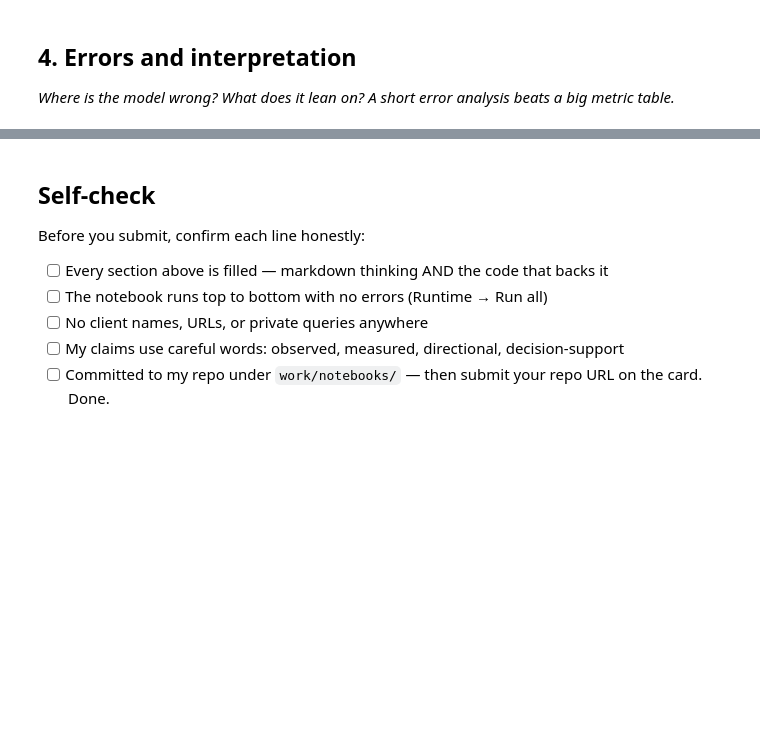
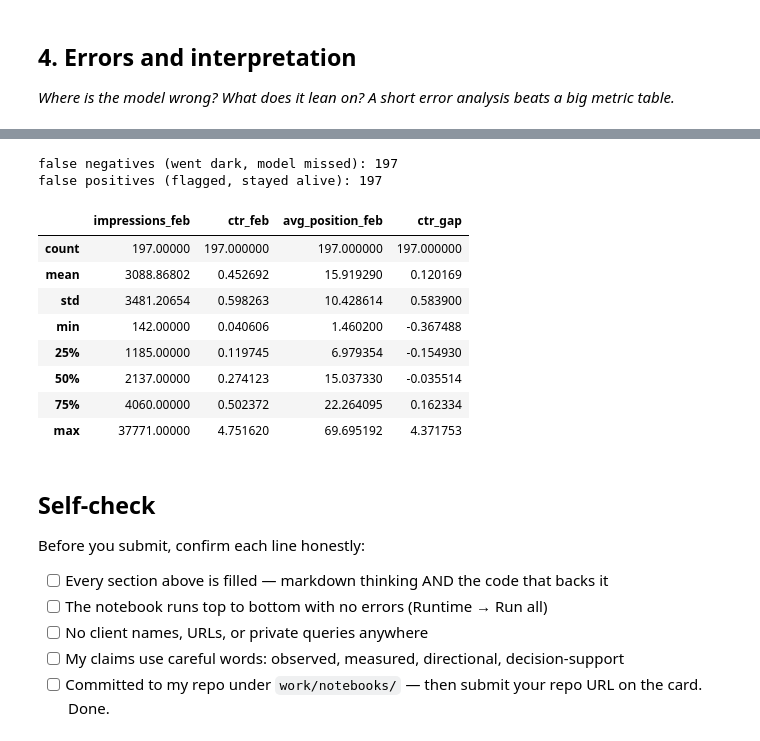
Before and after one commit to shahzamanjatoi/flyrank-ml-internship, a Jupyter notebook: work/notebooks/w05_model.ipynb, the cells around one changed output, grey strips where cells are left out. Drawn from its saved outputs; the diff is of its cells as text; code cells hidden in the pictures; blank space fills up the shorter version.

```diff
--- a/work/notebooks/w05_model.ipynb
+++ b/work/notebooks/w05_model.ipynb
@@ -29,0 +297,19 @@ This skeleton is yours to fill. Work the sections **in order** — each one has
+# %%
+from sklearn.model_selection import train_test_split
+
+clients = df["client_hash_id"].drop_duplicates()
+
+train_clients, test_clients = train_test_split(
+    clients,
+    test_size=0.20,
+    random_state=42
+)
+
+train_df = df[df["client_hash_id"].isin(train_clients)].copy()
+test_df = df[df["client_hash_id"].isin(test_clients)].copy()
+
+print("Train shape:", train_df.shape)
+print("Test shape:", test_df.shape)
+
+print("Train clients:", train_df["client_hash_id"].nunique())
+print("Test clients:", test_df["client_hash_id"].nunique())
@@ -37,3 +435,26 @@ This skeleton is yours to fill. Work the sections **in order** — each one has
+# %%
+errors = test_df.copy()
+threshold = errors["pred_prob"].quantile(1 - base_rate)  # flags roughly base_rate share, for inspection
+errors["pred_label"] = (errors["pred_prob"] >= threshold).astype(int)
+
+false_neg = errors[(errors["went_dark"] == 1) & (errors["pred_label"] == 0)]
+false_pos = errors[(errors["went_dark"] == 0) & (errors["pred_label"] == 1)]
+
+print("false negatives (went dark, model missed):", len(false_neg))
+print("false positives (flagged, stayed alive):", len(false_pos))
+false_neg[["impressions_feb", "ctr_feb", "avg_position_feb", "position_tier", "ctr_gap"]].describe()
+# %% [output]
+false negatives (went dark, model missed): 197
+false positives (flagged, stayed alive): 197
+|  | impressions_feb | ctr_feb | avg_position_feb | ctr_gap |
+| count | 197.00000 | 197.000000 | 197.000000 | 197.000000 |
+| mean | 3088.86802 | 0.452692 | 15.919290 | 0.120169 |
+| std | 3481.20654 | 0.598263 | 10.428614 | 0.583900 |
+| min | 142.00000 | 0.040606 | 1.460200 | -0.367488 |
+| 25% | 1185.00000 | 0.119745 | 6.979354 | -0.154930 |
+| 50% | 2137.00000 | 0.274123 | 15.037330 | -0.035514 |
+| 75% | 4060.00000 | 0.502372 | 22.264095 | 0.162334 |
+| max | 37771.00000 | 4.751620 | 69.695192 | 4.371753 |
 # %% [markdown]
 ## Self-check
 
```
Also changed, not shown: parts of 26 cells of this notebook.
